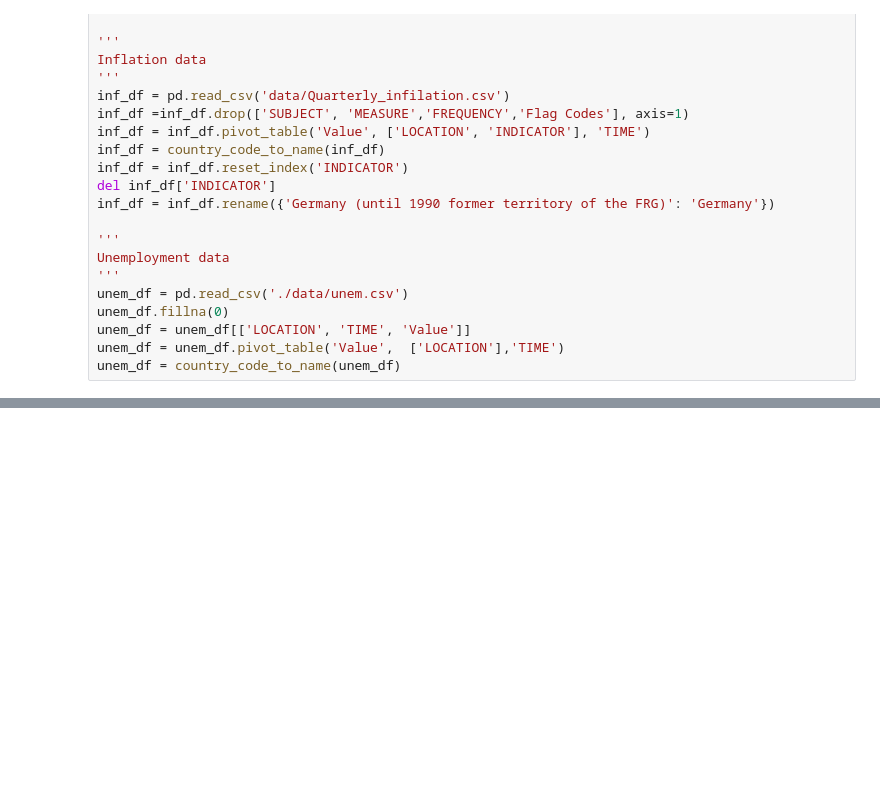
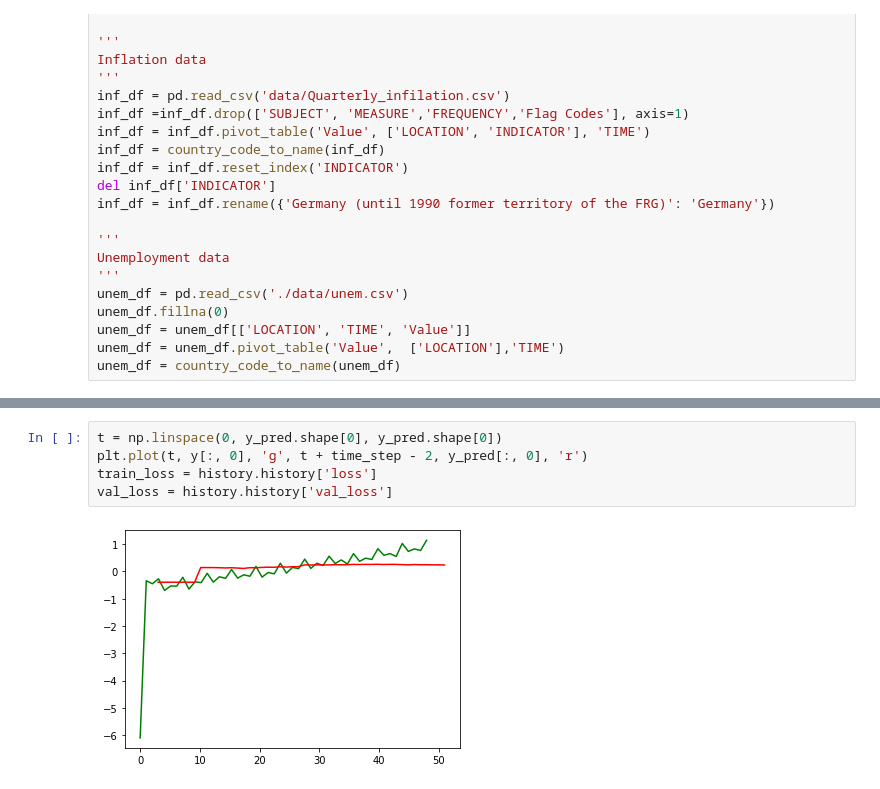
Before and after one commit to nisa-bayraktar/european_productivity, a Jupyter notebook: combined_features.ipynb, the cells around one changed output, grey strips where cells are left out. Cells and saved outputs as stored; diff of their text form; blank space fills up the shorter version.

```diff
--- a/combined_features.ipynb
+++ b/combined_features.ipynb
@@ -285,0 +302,7 @@ InvalidArgumentError: Incompatible shapes: [38,1] vs. [55,1] [Op:SquaredDifferen
+# %%
+t = np.linspace(0, y_pred.shape[0], y_pred.shape[0])
+plt.plot(t, y[:, 0], 'g', t + time_step - 2, y_pred[:, 0], 'r')
+train_loss = history.history['loss']
+val_loss = history.history['val_loss']
+# %% [output]
+[figure, added]
```
Also changed, not shown: parts of 9 cells of this notebook, 3 other files.
